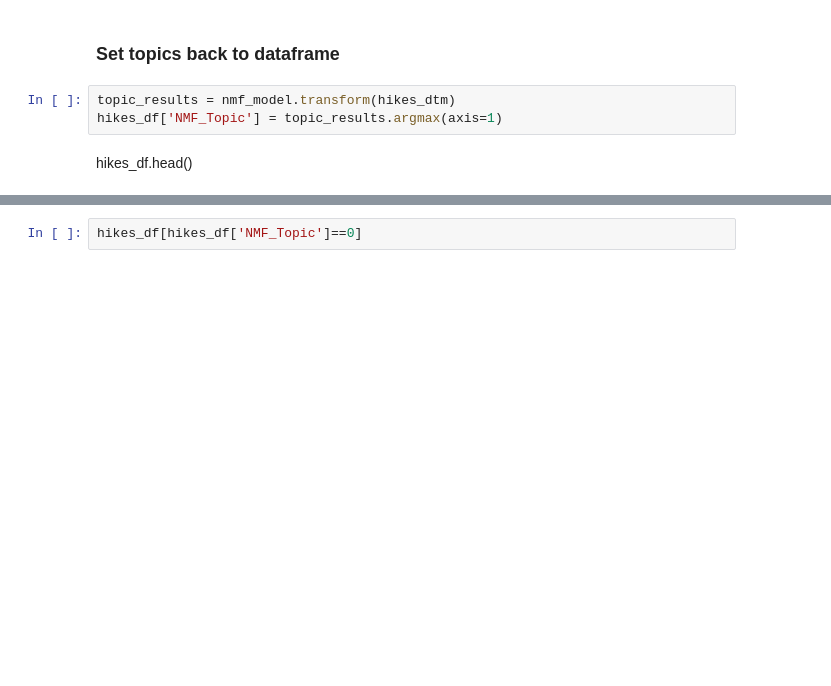
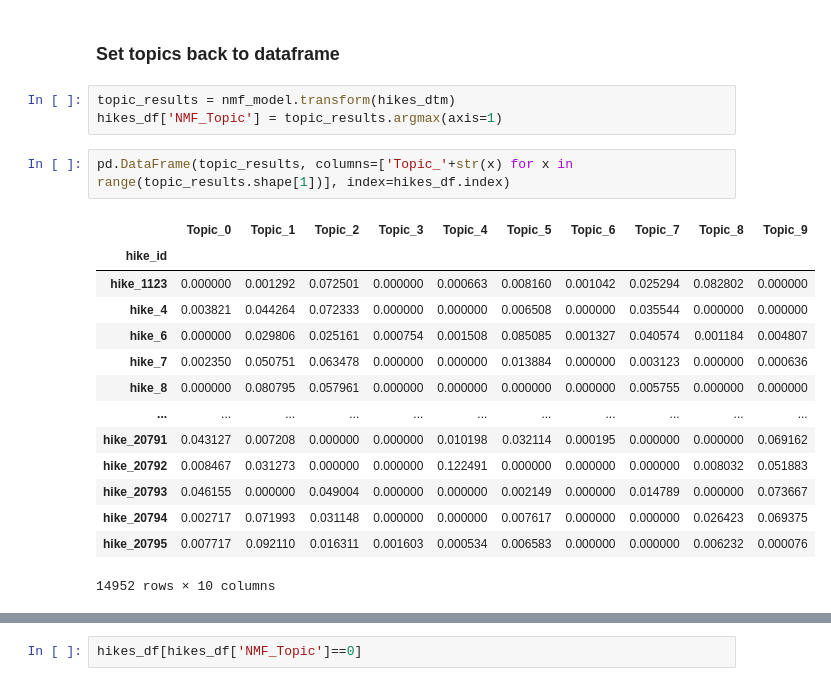
Before and after one commit to aauyeung19/Hiking-Trail-Recommendation-NLP, a Jupyter notebook: lib/topic_model_prototype.ipynb, the cells around one changed output, grey strips where cells are left out. Saved outputs shown, nothing was run; the diff lists cells and outputs as text; blank space fills up the shorter version.

```diff
--- a/lib/topic_model_prototype.ipynb
+++ b/lib/topic_model_prototype.ipynb
@@ -78,5 +82,20 @@ Topic 0
 # %%
 topic_results = nmf_model.transform(hikes_dtm)
 hikes_df['NMF_Topic'] = topic_results.argmax(axis=1)
-# %% [markdown]
-hikes_df.head()
+# %%
+pd.DataFrame(topic_results, columns=['Topic_'+str(x) for x in range(topic_results.shape[1])], index=hikes_df.index)
+# %% [output]
+|  | Topic_0 | Topic_1 | Topic_2 | Topic_3 | Topic_4 | Topic_5 | Topic_6 | Topic_7 | Topic_8 | Topic_9 |
+| hike_id |  |  |  |  |  |  |  |  |  |  |
+| hike_1123 | 0.000000 | 0.001292 | 0.072501 | 0.000000 | 0.000663 | 0.008160 | 0.001042 | 0.025294 | 0.082802 | 0.000000 |
+| hike_4 | 0.003821 | 0.044264 | 0.072333 | 0.000000 | 0.000000 | 0.006508 | 0.000000 | 0.035544 | 0.000000 | 0.000000 |
+| hike_6 | 0.000000 | 0.029806 | 0.025161 | 0.000754 | 0.001508 | 0.085085 | 0.001327 | 0.040574 | 0.001184 | 0.004807 |
+| hike_7 | 0.002350 | 0.050751 | 0.063478 | 0.000000 | 0.000000 | 0.013884 | 0.000000 | 0.003123 | 0.000000 | 0.000636 |
+| hike_8 | 0.000000 | 0.080795 | 0.057961 | 0.000000 | 0.000000 | 0.000000 | 0.000000 | 0.005755 | 0.000000 | 0.000000 |
+| ... | ... | ... | ... | ... | ... | ... | ... | ... | ... | ... |
+| hike_20791 | 0.043127 | 0.007208 | 0.000000 | 0.000000 | 0.010198 | 0.032114 | 0.000195 | 0.000000 | 0.000000 | 0.069162 |
+| hike_20792 | 0.008467 | 0.031273 | 0.000000 | 0.000000 | 0.122491 | 0.000000 | 0.000000 | 0.000000 | 0.008032 | 0.051883 |
+| hike_20793 | 0.046155 | 0.000000 | 0.049004 | 0.000000 | 0.000000 | 0.002149 | 0.000000 | 0.014789 | 0.000000 | 0.073667 |
+| hike_20794 | 0.002717 | 0.071993 | 0.031148 | 0.000000 | 0.000000 | 0.007617 | 0.000000 | 0.000000 | 0.026423 | 0.069375 |
+| hike_20795 | 0.007717 | 0.092110 | 0.016311 | 0.001603 | 0.000534 | 0.006583 | 0.000000 | 0.000000 | 0.006232 | 0.000076 |
+14952 rows × 10 columns
```
Also changed, not shown: parts of 12 cells of this notebook.
